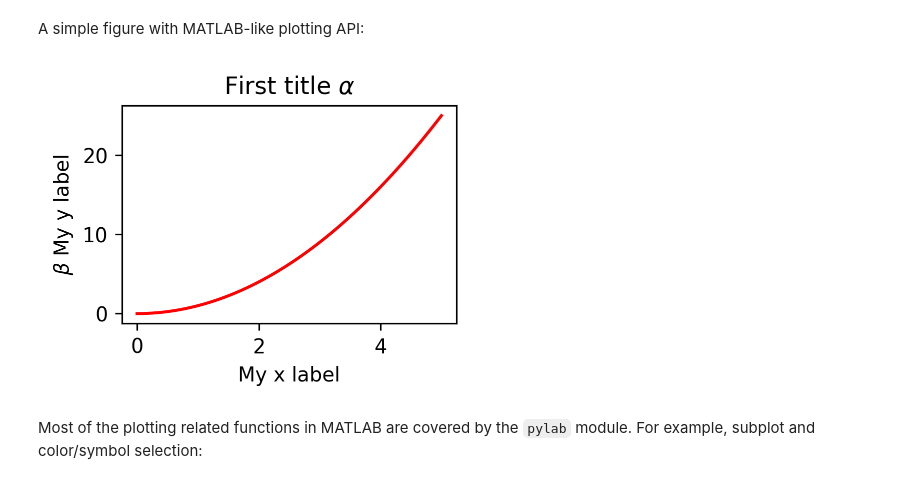
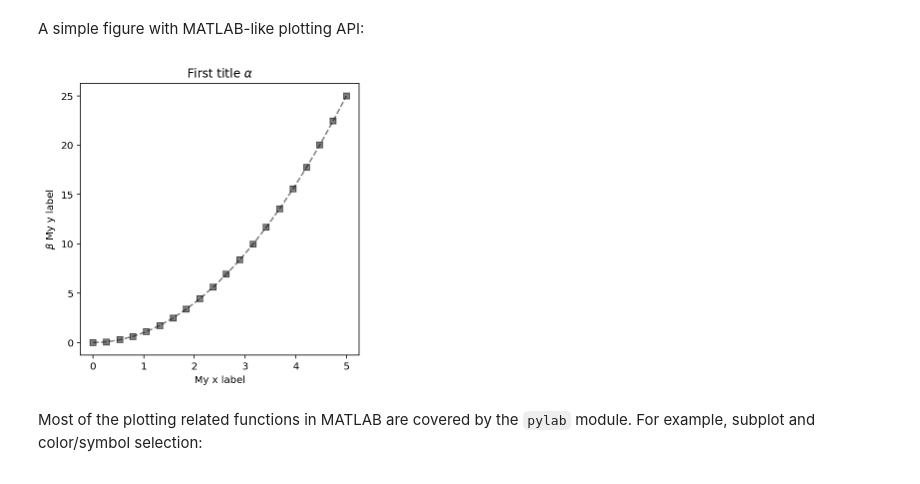
Before and after one commit to jbduarte/SGPE_Numerical_Course, a Jupyter notebook: Part 2- Numerical Methods/11_Matplotlib_library.ipynb, the cells around one changed output. Cells and saved outputs as stored; diff of their text form; code cells hidden in the pictures.

```diff
--- a/Part 2- Numerical Methods/11_Matplotlib_library.ipynb
+++ b/Part 2- Numerical Methods/11_Matplotlib_library.ipynb
@@ -44,17 +44,17 @@ from pylab import *
 # %% [markdown]
 A simple figure with MATLAB-like plotting API:
 # %%
-x = np.linspace(0, 5, 1000)
+x = np.linspace(0, 5, 20)
 
 y = x**2
 # %%
 %config InlineBackend.figure_format = 'retina'
-plt.figure(figsize=(3,2))
-plt.plot(x, y, "r")
+plt.figure(figsize=(5,5))
+plt.plot(x, y, linestyle="--", alpha=0.5, color="k", marker="s")
 plt.xlabel('My x label')
 plt.ylabel(r'$\beta$ My y label')
 plt.title(r'First title $\alpha$')
 plt.show()
 # %% [output]
-[figure, old version]
+[figure, new version]
 # %% [markdown]
```
Also changed, not shown: parts of 29 cells of this notebook, 6 other files.
